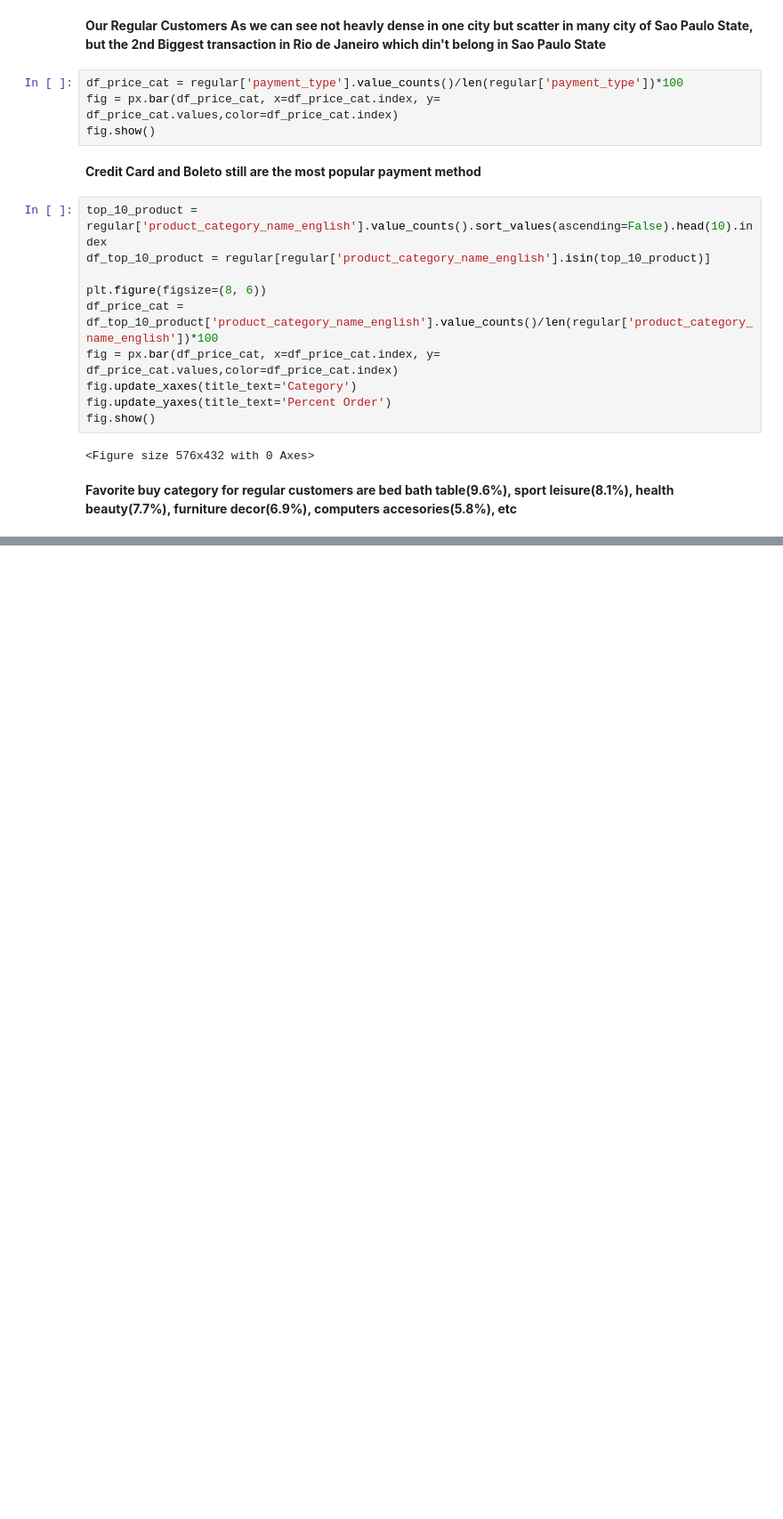
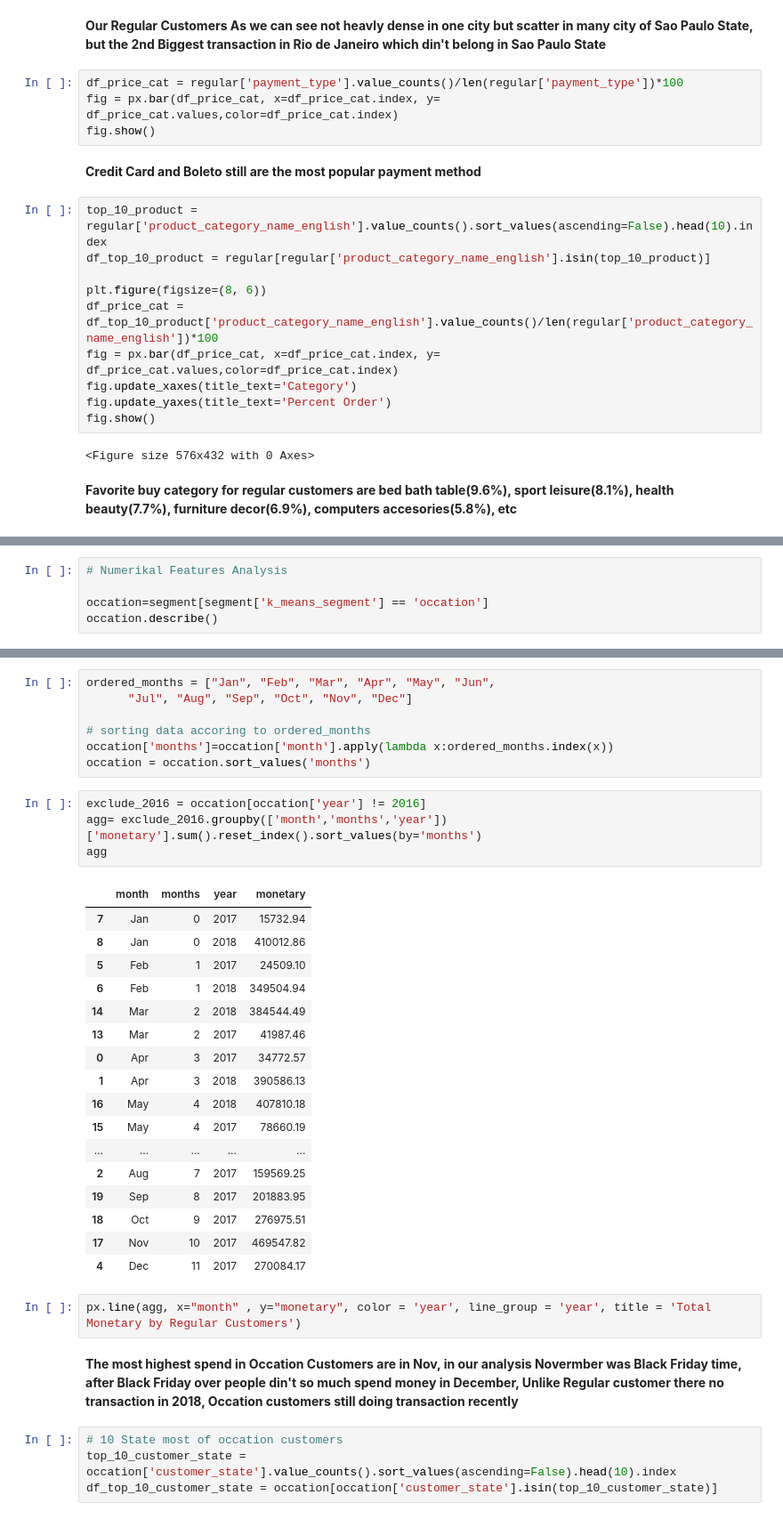
Before and after one commit to Faroja/Olist-Customers-Segementation, a Jupyter notebook: Analysis_Segmentation.ipynb, the cells around one changed output, grey strips where cells are left out. Shown at 89% size. Cells and saved outputs as stored; diff of their text form; blank space fills up the shorter version.

```diff
--- a/Analysis_Segmentation.ipynb
+++ b/Analysis_Segmentation.ipynb
@@ -562,0 +566,5 @@ fig.show()
+# %%
+# Numerikal Features Analysis
+
+occation=segment[segment['k_means_segment'] == 'occation']
+occation.describe()
@@ -562,0 +619,37 @@ fig.show()
+# %%
+ordered_months = ["Jan", "Feb", "Mar", "Apr", "May", "Jun",
+      "Jul", "Aug", "Sep", "Oct", "Nov", "Dec"]
+
+# sorting data accoring to ordered_months
+occation['months']=occation['month'].apply(lambda x:ordered_months.index(x))
+occation = occation.sort_values('months')
+# %%
+exclude_2016 = occation[occation['year'] != 2016]
+agg= exclude_2016.groupby(['month','months','year'])['monetary'].sum().reset_index().sort_values(by='months')
+agg
+# %% [output]
+|  | month | months | year | monetary |
+| 7 | Jan | 0 | 2017 | 15732.94 |
+| 8 | Jan | 0 | 2018 | 410012.86 |
+| 5 | Feb | 1 | 2017 | 24509.10 |
+| 6 | Feb | 1 | 2018 | 349504.94 |
+| 14 | Mar | 2 | 2018 | 384544.49 |
+| 13 | Mar | 2 | 2017 | 41987.46 |
+| 0 | Apr | 3 | 2017 | 34772.57 |
+| 1 | Apr | 3 | 2018 | 390586.13 |
+| 16 | May | 4 | 2018 | 407810.18 |
+| 15 | May | 4 | 2017 | 78660.19 |
+| ... | ... | ... | ... | ... |
+| 2 | Aug | 7 | 2017 | 159569.25 |
+| 19 | Sep | 8 | 2017 | 201883.95 |
+| 18 | Oct | 9 | 2017 | 276975.51 |
+| 17 | Nov | 10 | 2017 | 469547.82 |
+| 4 | Dec | 11 | 2017 | 270084.17 |
+# %%
+px.line(agg, x="month" , y="monetary", color = 'year', line_group = 'year', title = 'Total Monetary by Regular Customers')
+# %% [markdown]
+**The most highest spend in Occation Customers are in Nov, in our analysis Novermber was Black Friday time, after Black Friday over people din't so much spend money in December, Unlike Regular customer there no transaction in 2018, Occation customers still doing transaction recently**
+# %%
+# 10 State most of occation customers
+top_10_customer_state = occation['customer_state'].value_counts().sort_values(ascending=False).head(10).index
+df_top_10_customer_state = occation[occation['customer_state'].isin(top_10_customer_state)]
```
Also changed, not shown: parts of 47 cells of this notebook.
